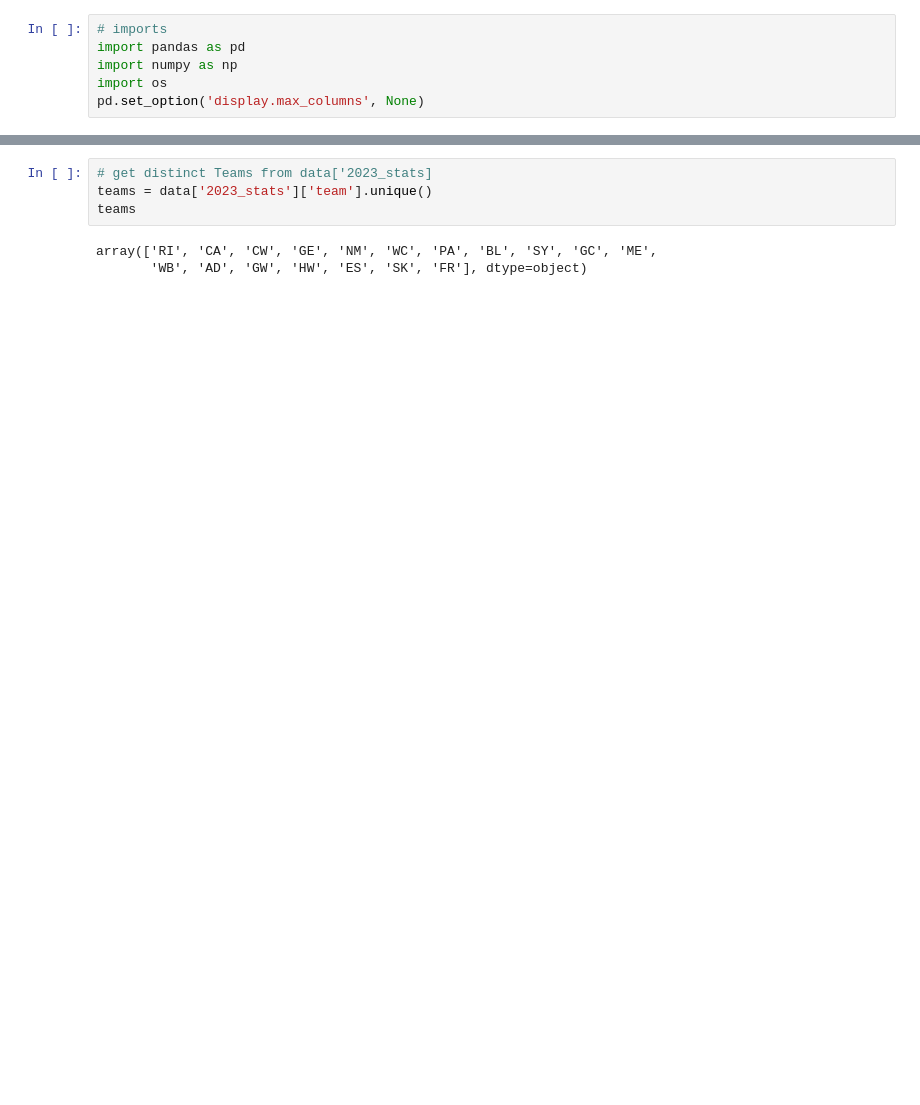
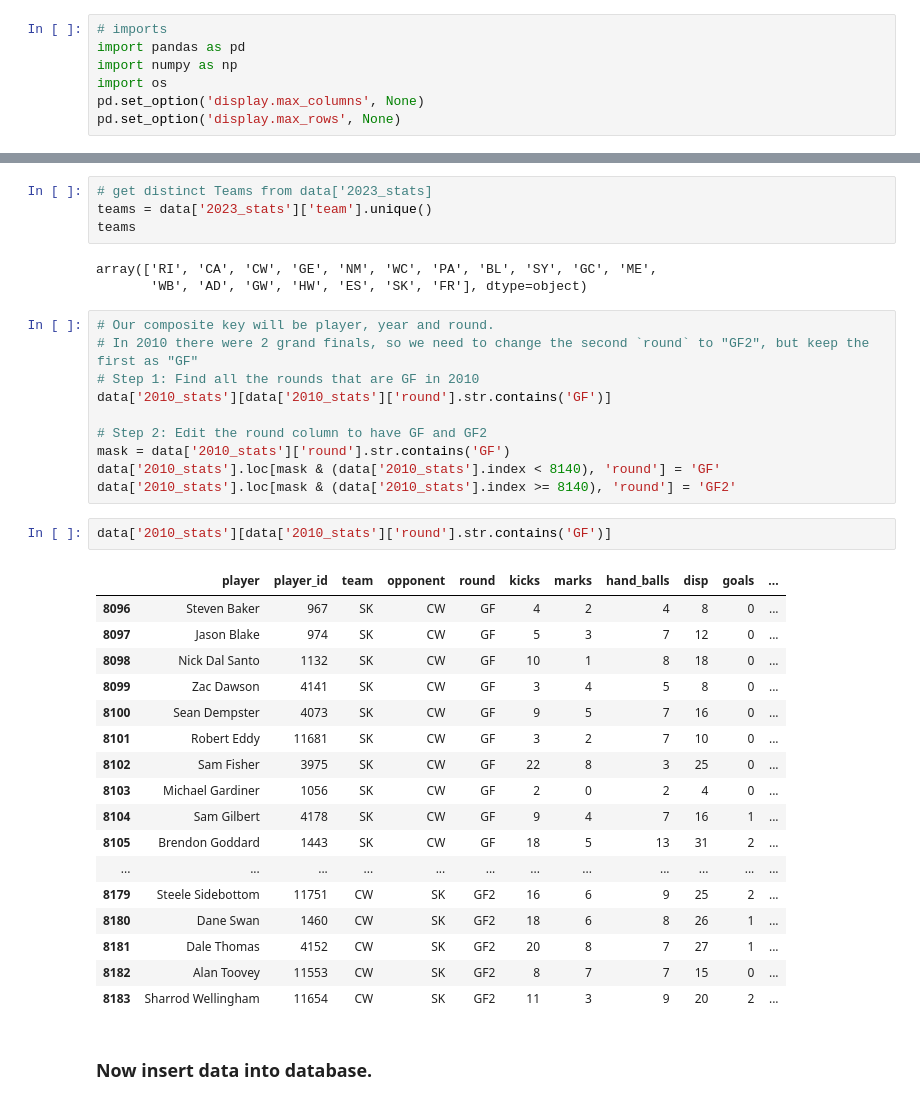
Before and after one commit to tobyprofitt/AFLNaturalLanguageQueryBuilder, a Jupyter notebook: playerstatsdata.ipynb, the cells around one changed output, grey strips where cells are left out. Drawn from its saved outputs; the diff is of its cells as text; blank space fills up the shorter version.

```diff
--- a/playerstatsdata.ipynb
+++ b/playerstatsdata.ipynb
@@ -4,6 +4,7 @@ import pandas as pd
 import numpy as np
 import os
 pd.set_option('display.max_columns', None)
+pd.set_option('display.max_rows', None)
 # %%
 # load each file into a dict of dataframes
 data = {}
@@ -33,3 +34,35 @@ teams
 # %% [output]
 array(['RI', 'CA', 'CW', 'GE', 'NM', 'WC', 'PA', 'BL', 'SY', 'GC', 'ME',
        'WB', 'AD', 'GW', 'HW', 'ES', 'SK', 'FR'], dtype=object)
+# %%
+# Our composite key will be player, year and round.
+# In 2010 there were 2 grand finals, so we need to change the second `round` to "GF2", but keep the first as "GF"
+# Step 1: Find all the rounds that are GF in 2010
+data['2010_stats'][data['2010_stats']['round'].str.contains('GF')]
+
+# Step 2: Edit the round column to have GF and GF2
+mask = data['2010_stats']['round'].str.contains('GF')
+data['2010_stats'].loc[mask & (data['2010_stats'].index < 8140), 'round'] = 'GF'
+data['2010_stats'].loc[mask & (data['2010_stats'].index >= 8140), 'round'] = 'GF2'
+# %%
+data['2010_stats'][data['2010_stats']['round'].str.contains('GF')]
+# %% [output]
+|  | player | player_id | team | opponent | round | kicks | marks | hand_balls | disp | goals | ... |
+| 8096 | Steven Baker | 967 | SK | CW | GF | 4 | 2 | 4 | 8 | 0 | ... |
+| 8097 | Jason Blake | 974 | SK | CW | GF | 5 | 3 | 7 | 12 | 0 | ... |
+| 8098 | Nick Dal Santo | 1132 | SK | CW | GF | 10 | 1 | 8 | 18 | 0 | ... |
+| 8099 | Zac Dawson | 4141 | SK | CW | GF | 3 | 4 | 5 | 8 | 0 | ... |
+| 8100 | Sean Dempster | 4073 | SK | CW | GF | 9 | 5 | 7 | 16 | 0 | ... |
+| 8101 | Robert Eddy | 11681 | SK | CW | GF | 3 | 2 | 7 | 10 | 0 | ... |
+| 8102 | Sam Fisher | 3975 | SK | CW | GF | 22 | 8 | 3 | 25 | 0 | ... |
+| 8103 | Michael Gardiner | 1056 | SK | CW | GF | 2 | 0 | 2 | 4 | 0 | ... |
+| 8104 | Sam Gilbert | 4178 | SK | CW | GF | 9 | 4 | 7 | 16 | 1 | ... |
+| 8105 | Brendon Goddard | 1443 | SK | CW | GF | 18 | 5 | 13 | 31 | 2 | ... |
+| ... | ... | ... | ... | ... | ... | ... | ... | ... | ... | ... | ... |
+| 8179 | Steele Sidebottom | 11751 | CW | SK | GF2 | 16 | 6 | 9 | 25 | 2 | ... |
+| 8180 | Dane Swan | 1460 | CW | SK | GF2 | 18 | 6 | 8 | 26 | 1 | ... |
+| 8181 | Dale Thomas | 4152 | CW | SK | GF2 | 20 | 8 | 7 | 27 | 1 | ... |
+| 8182 | Alan Toovey | 11553 | CW | SK | GF2 | 8 | 7 | 7 | 15 | 0 | ... |
+| 8183 | Sharrod Wellingham | 11654 | CW | SK | GF2 | 11 | 3 | 9 | 20 | 2 | ... |
+# %% [markdown]
+### Now insert data into database.
```
Also changed, not shown: parts of 11 cells of this notebook, 6 other files.
